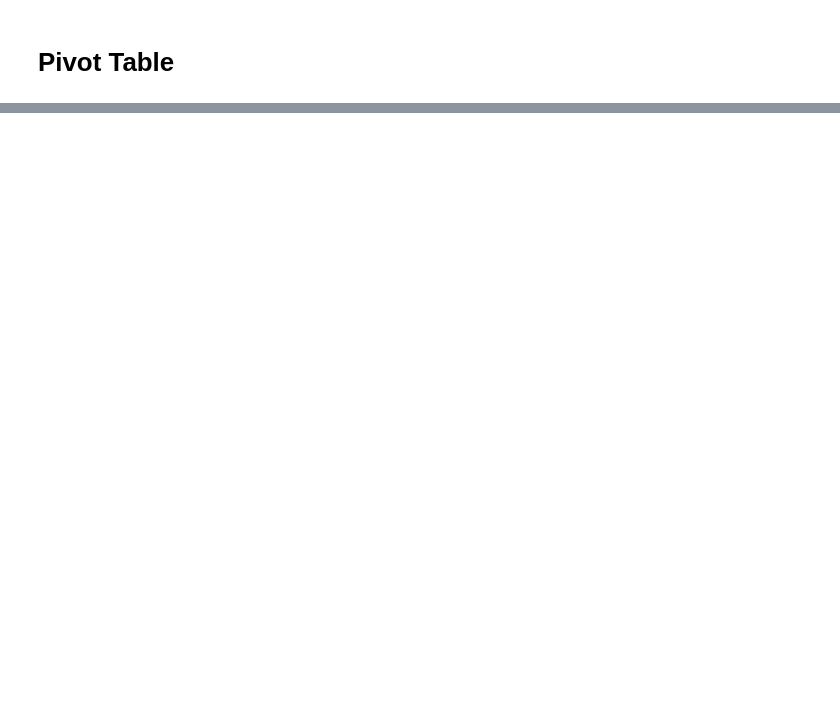
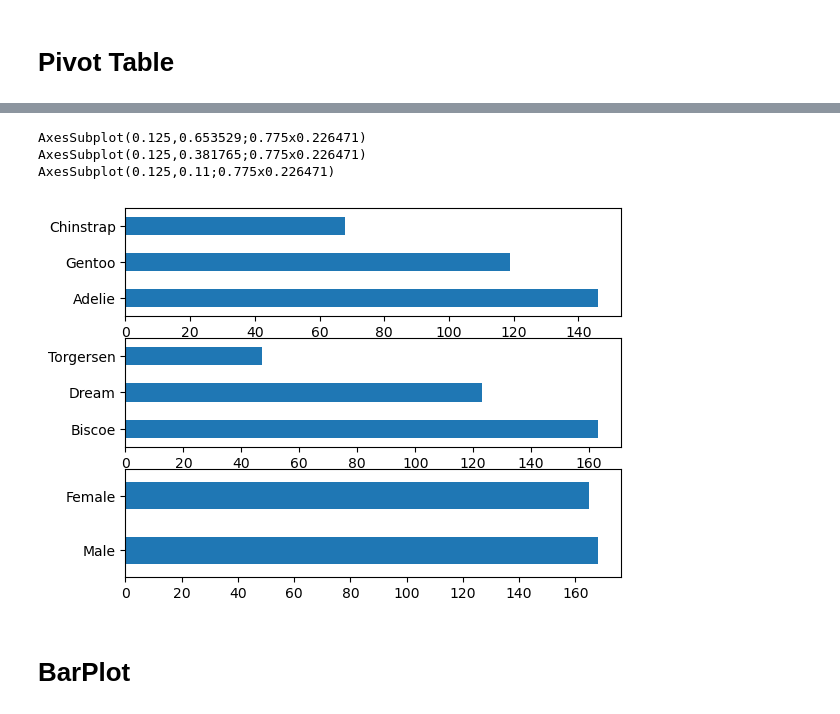
Before and after one commit to osmanpampal28/seaborn_library, a Jupyter notebook: penguins.ipynb, the cells around one changed output, grey strips where cells are left out. Saved outputs shown, nothing was run; the diff lists cells and outputs as text; code cells hidden in the pictures; blank space fills up the shorter version.

```diff
--- a/penguins.ipynb
+++ b/penguins.ipynb
@@ -57,0 +176,3 @@ df.describe().T
+# %%
+for item in df.columns:
+    print(f"{item} -> {df[item].unique().shape[0]}")
@@ -57,0 +187,13 @@ df.describe().T
+# %%
+sayac = 1
+for item in df.select_dtypes(include = ["category", "object"]):
+    plt.subplot(len(df.select_dtypes(include = ["category", "object"]).columns), 1, sayac)
+    print(df[item].value_counts().plot.barh())
+    sayac = sayac+1
+# %% [output]
+AxesSubplot(0.125,0.653529;0.775x0.226471)
+AxesSubplot(0.125,0.381765;0.775x0.226471)
+AxesSubplot(0.125,0.11;0.775x0.226471)
+[figure, added]
+# %% [markdown]
+# BarPlot
```
Also changed, not shown: parts of 37 cells of this notebook.
